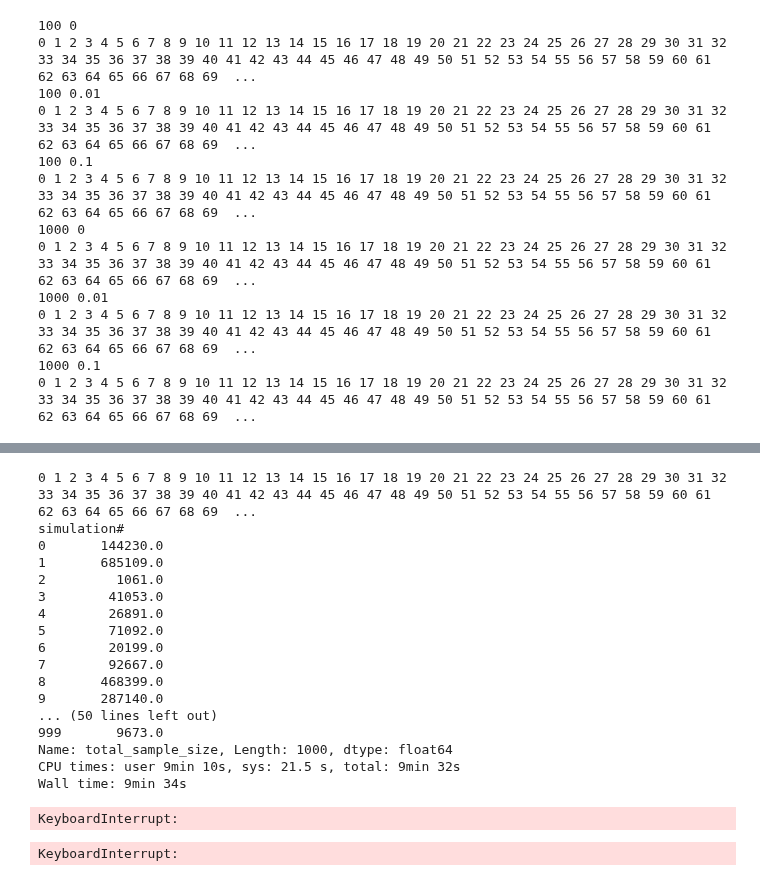
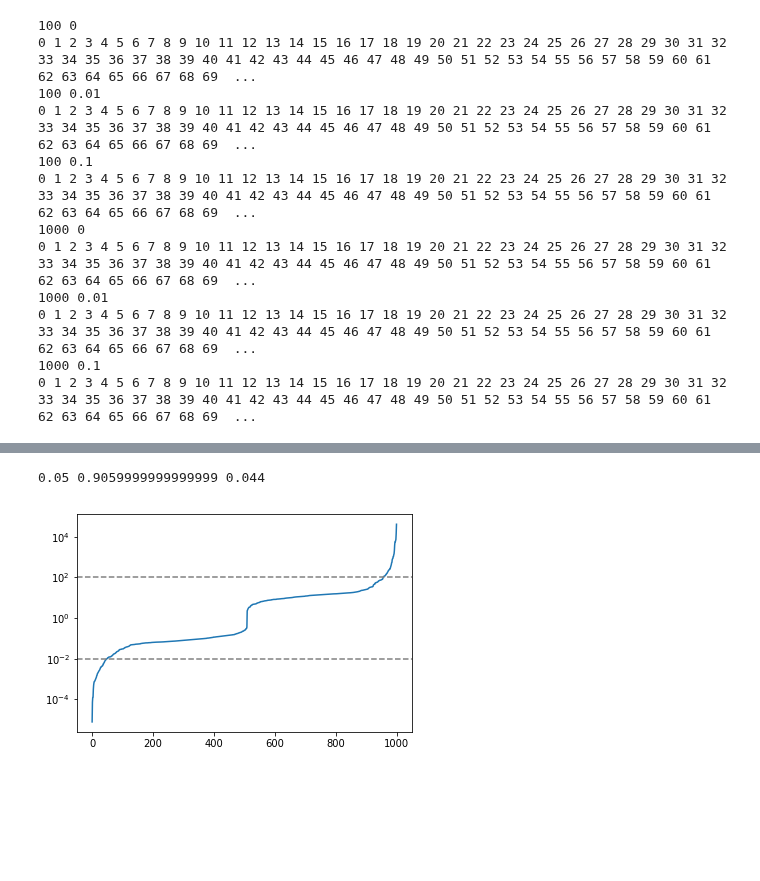
Before and after one commit to aaronmcdaid/bayesian.risk, a Jupyter notebook: notebooks/Using the Ratio Of Expected Gain to Expected Loss (REGEL) for fast A-B testing.ipynb, the cells around one changed output, grey strips where cells are left out. Saved outputs shown, nothing was run; the diff lists cells and outputs as text; code cells hidden in the pictures; blank space fills up the shorter version.

Commit message:
Seems like a REGEL_RATIO of 100 is better

```diff
--- a/notebooks/Using the Ratio Of Expected Gain to Expected Loss (REGEL) for fast A-B testing.ipynb
+++ b/notebooks/Using the Ratio Of Expected Gain to Expected Loss (REGEL) for fast A-B testing.ipynb
@@ -170,54 +196,30 @@ for runs in [100, 1000]:
+# %%
+REGEL_RATIO = 100
+# %%
+def plot_decisions(end_of_each_simulation):
+    REGEL = - (end_of_each_simulation.expected_gain / end_of_each_simulation.expected_loss)
+    sorted_REGEL = REGEL.sort_values()
+    decide_down = (sorted_REGEL < 1/REGEL_RATIO).mean()
+    decide_up   = (sorted_REGEL >   REGEL_RATIO).mean()
+    decide_no   = 1-decide_down-decide_up
+    print(decide_down, decide_no, decide_up)
+    plt.semilogy(sorted_REGEL.tolist())
+    plt.axhline(REGEL_RATIO, color='grey', linestyle='--')
+    plt.axhline(1/REGEL_RATIO, color='grey', linestyle='--')
 # %%
-%%time
-many___0___1___0_0003 = many_simulations_to_the_threshold(
+many = cached_many_simulations_to_the_threshold(
                         runs=1000,
                         threshold_of_caring=0.0003,
                         true_difference=0,
                         true_stdev=1,
                         weights=[0.5, 0.5],
-                    )
-# to print the sample sizes reached in all the simulations
-#print(many___0___1___0_0003.groupby('simulation#')['total_sample_size'].max())
+                        )
+
+endings = find_end_of_each_simulation(many, 0.01)
+plot_decisions(endings)
 # %% [output]
-0 1 2 3 4 5 6 7 8 9 10 11 12 13 14 15 16 17 18 19 20 21 22 23 24 25 26 27 28 29 30 31 32 33 34 35 36 37 38 39 40 41 42 43 44 45 46 47 48 49 50 51 52 53 54 55 56 57 58 59 60 61 62 63 64 65 66 67 68 69  ...
-simulation#
-0       144230.0
-1       685109.0
-2         1061.0
-3        41053.0
-4        26891.0
-5        71092.0
-6        20199.0
-7        92667.0
-8       468399.0
-9       287140.0
-... (50 lines left out)
-999       9673.0
-Name: total_sample_size, Length: 1000, dtype: float64
-CPU times: user 9min 10s, sys: 21.5 s, total: 9min 32s
-Wall time: 9min 34s
+0.05 0.9059999999999999 0.044
+[figure, added]
-# %%
-# given a list of simulations and a threshold of caring, find the last row in each
-def find_end_of_each_simulation(many_sims, threshold_of_caring):
-    stopping_condition = """expected_loss > -{} | expected_gain < {}""".format(threshold_of_caring, threshold_of_caring)
-    return many_sims.query(stopping_condition).groupby('simulation#').apply(lambda df: df.iloc[0,])
-    return many_sims.groupby('simulation#').apply(lambda df: df.query(stopping_condition).iloc[0,])
-
-find_end_of_each_simulation(many___0___1___0_0003, 0.01)
-# %% [output]
-KeyboardInterrupt:
-# %%
-def plot_decisions(end_of_each_simulation):
-    REGEL = - (end_of_each_simulation.expected_gain / end_of_each_simulation.expected_loss)
-    sorted_REGEL = REGEL.sort_values().tolist()
-    plt.semilogy(sorted_REGEL)
-    plt.axhline(10, color='grey', linestyle='--')
-    plt.axhline(0.1, color='grey', linestyle='--')
-    plt.legend(['abc'])
-
-plot_decisions(find_end_of_each_simulation(many___0___1___0_0003, 0.1))
-# %% [output]
-KeyboardInterrupt:
 # %%
 def to_NaN_if_False(series, b):
     s = series.copy()
```
Also changed, not shown: parts of 1 cell of this notebook.
